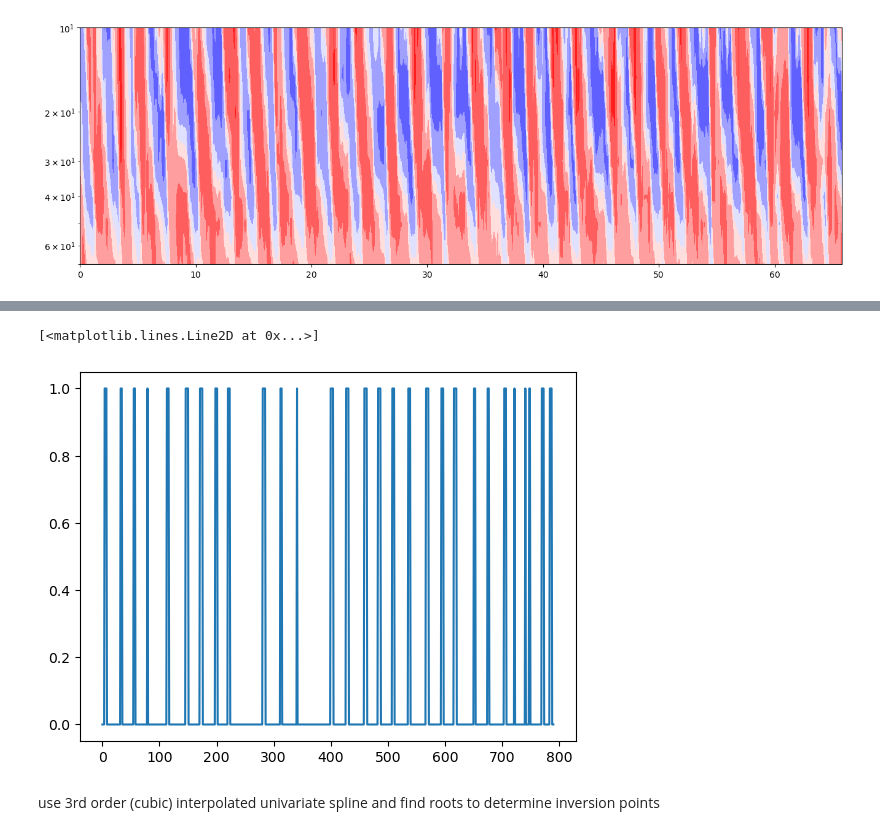
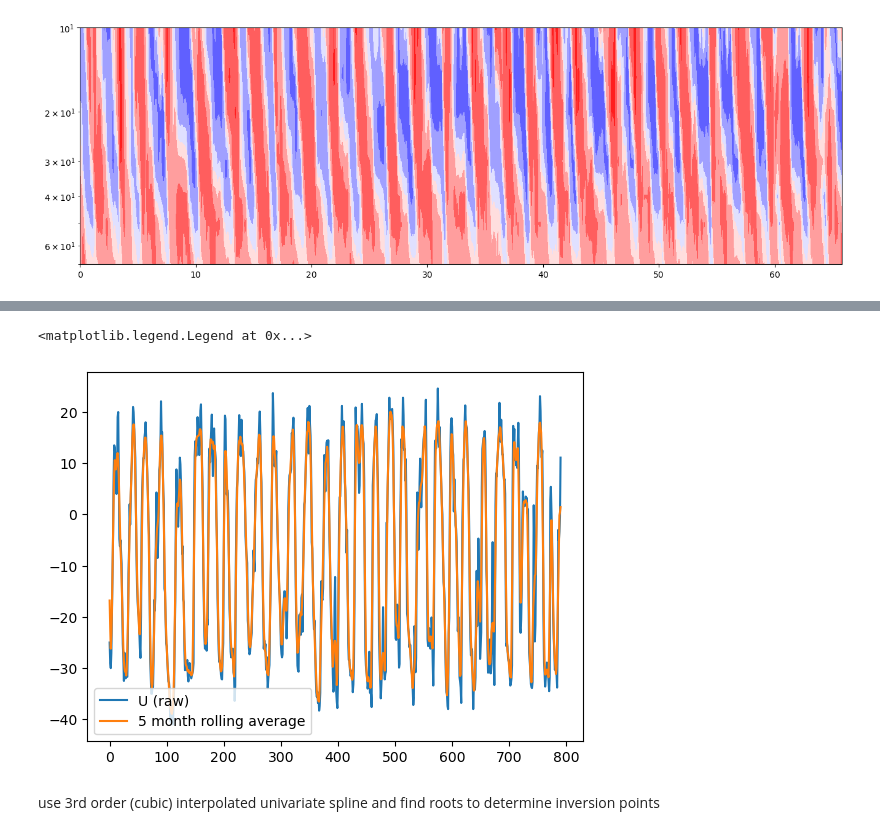
Before and after one commit to Eddy-Stanford/QBO-History-Matching, a Jupyter notebook: notebooks/qbo_fmu.ipynb, the cells around one changed output, grey strips where cells are left out. Saved outputs shown, nothing was run; the diff lists cells and outputs as text; code cells hidden in the pictures.

```diff
--- a/notebooks/qbo_fmu.ipynb
+++ b/notebooks/qbo_fmu.ipynb
@@ -37,8 +27,11 @@ plt.plot(smoothed)
-# %%
-plt.plot(np.gradient(smoothed)>5)
-# %% [output]
-[<matplotlib.lines.Line2D at 0x...>]
-[figure, removed]
+# %%
+fig,ax = plt.subplots()
+ax.plot(toplevel,label="U (raw)")
+ax.plot(smoothed,label=f"{N} month rolling average")
+ax.legend()
+# %% [output]
+<matplotlib.legend.Legend at 0x...>
+[figure, added]
 # %% [markdown]
 use 3rd order (cubic) interpolated univariate spline and find roots to determine inversion points
 # %%
```
Also changed, not shown: parts of 2 cells of this notebook, 5 other files.
